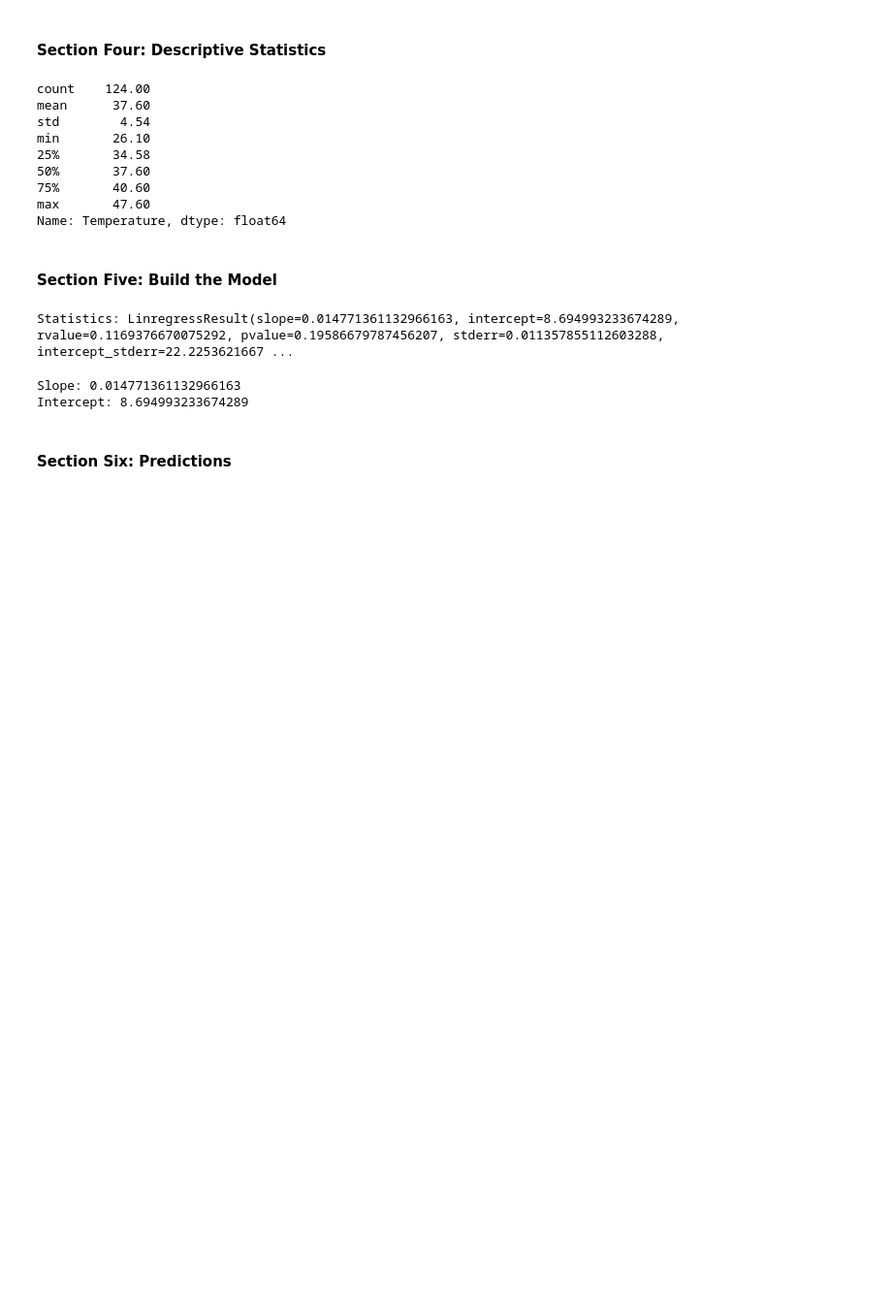
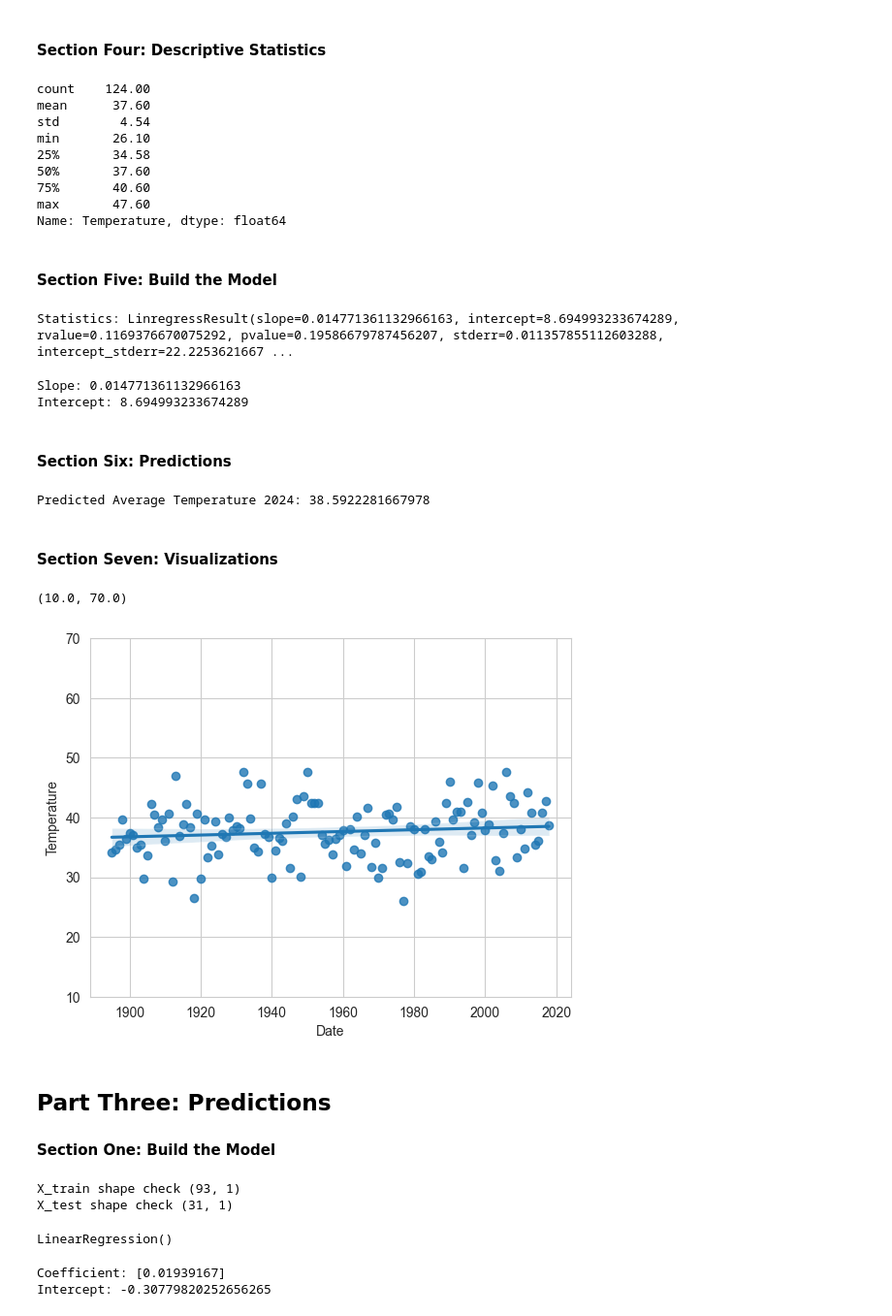
Before and after one commit to ForeverGrateful70/datafun-07-ml, a Jupyter notebook: LeeStrickland_ml.ipynb, the cells around one changed output. Shown: that part at 97% size. Saved outputs shown, nothing was run; the diff lists cells and outputs as text; code cells hidden in the pictures; blank space fills up the shorter version.

Commit message:
Part two build the model, predictions, visualizations, Part three build the model

```diff
--- a/LeeStrickland_ml.ipynb
+++ b/LeeStrickland_ml.ipynb
@@ -123,3 +123,22 @@ Slope: 0.014771361132966163
 Intercept: 8.694993233674289
 # %% [markdown]
 #### Section Six: Predictions
+# %%
+linear_regression.slope*2024+linear_regression.intercept
+print(f'Predicted Average Temperature 2024:', linear_regression.slope*2024+linear_regression.intercept)
+# %% [output]
+Predicted Average Temperature 2024: 38.5922281667978
+# %% [markdown]
+#### Section Seven: Visualizations
+# %%
+import seaborn as sns
+sns.set_style('whitegrid')
+axes=sns.regplot(x=df.Date, y=df.Temperature)
+axes.set_ylim(10, 70)
+# %% [output]
+(10.0, 70.0)
+[figure, added]
+# %% [markdown]
+## Part Three: Predictions
+
+#### Section One: Build the Model
@@ -125,0 +149,27 @@ Intercept: 8.694993233674289
+# %%
+#Check shape of each dataset
+X_train.shape
+X_test.shape
+
+print(f'X_train shape check' , X_train.shape)
+print(f'X_test shape check' , X_test.shape)
+# %% [output]
+X_train shape check (93, 1)
+X_test shape check (31, 1)
+# %%
+#Train model using Linear Regression Fit
+from sklearn.linear_model import LinearRegression
+linear_regression = LinearRegression()
+linear_regression.fit(X=X_train, y=y_train)
+# %% [output]
+LinearRegression()
+# %%
+#Determine coefficient and intercept
+linear_regression.coef_
+linear_regression.intercept_
+
+print(f'Coefficient:', linear_regression.coef_)
+print(f'Intercept:', linear_regression.intercept_)
+# %% [output]
+Coefficient: [0.01939167]
+Intercept: -0.30779820252656265
```
Also changed, not shown: parts of 3 cells of this notebook.
